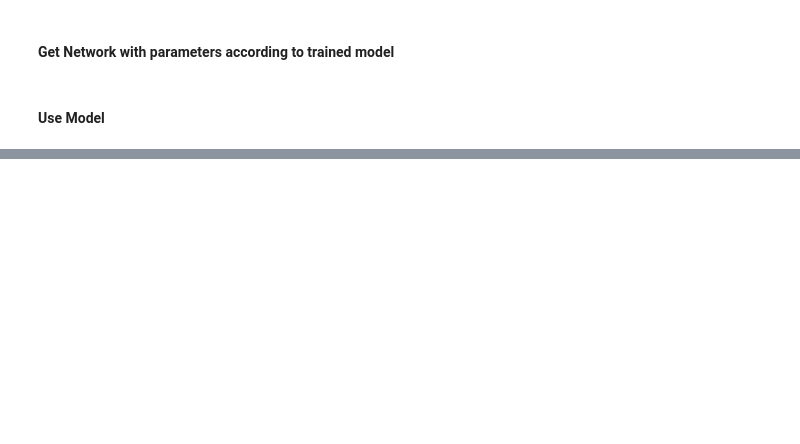
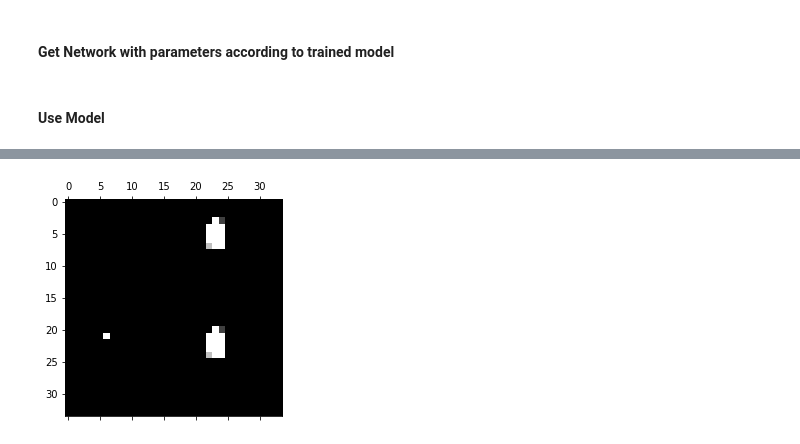
Before and after one commit to Yarlermanden/MultiCellularAutomata, a Jupyter notebook: Experiments/NeuroEvolution.ipynb, the cells around one changed output, grey strips where cells are left out. Drawn from its saved outputs; the diff is of its cells as text; code cells hidden in the pictures; blank space fills up the shorter version.

Commit message:
Added visualization to NeuroEvolution

```diff
--- a/Experiments/NeuroEvolution.ipynb
+++ b/Experiments/NeuroEvolution.ipynb
@@ -19,7 +19,7 @@ device = torch.device('mps:0' if torch.backends.mps.is_available else 'cpu')
 batch_size = 16
 #model = Complex_CA(device, batch_size)
 #model = model.to(device)
-generator = Generator(device, False)
+generator = Generator(False)
 # %% [markdown]
 #### Helper functions
 # %%
@@ -63,7 +67,8 @@ problem = NEProblem(
     network=Complex_CA,
     network_args={"device":device, "batch_size":batch_size},
     network_eval_func=score,
-    device="mps:0"
+    device="mps:0",
+    num_actors=1,
 )
 # %% [markdown]
 #### Searcher algorithm
@@ -96,0 +101,39 @@ trained_network = problem.parameterize_net(searcher.status['center'])
+# %%
+from matplotlib import pyplot as plt
+import matplotlib.animation as animation
+from IPython.display import display, HTML
+import IPython
+
+#TODO
+state = generator.generate_moving_state(50, batch_size)
+
+def extract_data(cell, target):
+    row1 = np.hstack((cell[0, 0].detach().cpu().numpy(), target[0]))
+    row2 = np.hstack((state.food[0], state.y[0]))
+    return np.vstack((row1, row2))
+
+@torch.no_grad()
+def animate(i):
+    global cell
+    global target
+    global food
+    global food_coord
+    cell, food, live_count, _ = trained_network(cell, food, 1)
+    #print((cell > 1.1).to(torch.float).sum()) # this shows the potential importance of including clamp
+    #print('live_count: ', live_count[0].item())
+    if i % 2 == 0:
+        target = generator.move_towards_food(target, food_coord)
+        #print(target.sum(dim=(1,2)))
+    mat.set_data(extract_data(cell, target))
+
+cell = torch.tensor(state.x, device=device)
+food = torch.tensor(state.food, device=device)
+target = state.x[:, 0]
+food_coord = generator.get_food_coord_from_food(state.food)
+fig, ax = plt.subplots()
+
+mat = ax.matshow(extract_data(cell, target), cmap='gray')
+
+video = IPython.display.HTML(animation.FuncAnimation(fig, animate, frames=150, interval=50).to_jshtml())
+video
+# %% [output]
@@ -96,0 +141 @@ trained_network = problem.parameterize_net(searcher.status['center'])
+[figure, added]
```
Also changed, not shown: parts of 8 cells of this notebook, 3 other files.
